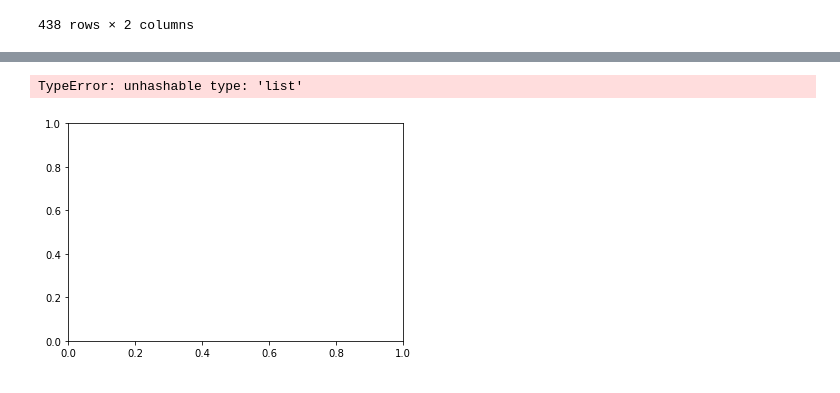
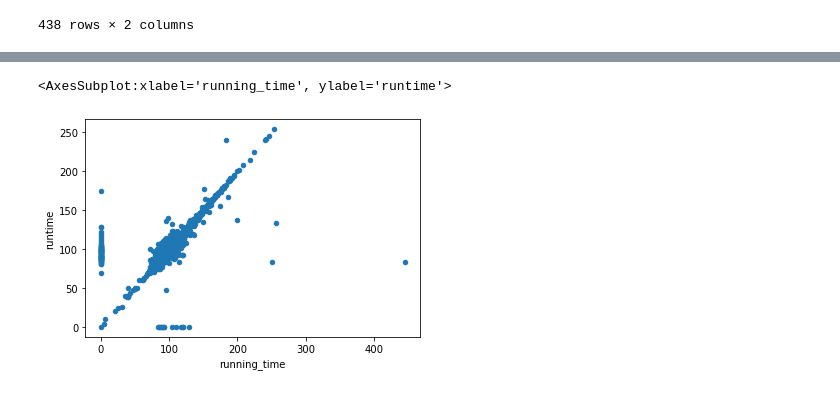
Before and after one commit to jpharvey8/Movies-ETL, a Jupyter notebook: Extract Practice .ipynb, the cells around one changed output, grey strips where cells are left out. Drawn from its saved outputs; the diff is of its cells as text; code cells hidden in the pictures.

Commit message:
Extract practice upload

```diff
--- a/Extract Practice .ipynb
+++ b/Extract Practice .ipynb
@@ -449 +476,3 @@ wiki_movies_df.drop('box_office', axis=1, inplace=True)
+# %%
+wiki_movies_df['Budget'] = budget.str.extract(f'({form_one}|{form_two})', flags=re.IGNORECASE)[0].apply(parse_dollars)
 # %%
@@ -502,9 +509,9 @@ Name: Budget, dtype: object
 # %%
 #Parse the budget values
-wiki_movies_df['budget'] = budget.str.extract(f'({form_one}|{form_two})', flags=re.IGNORECASE)[0].apply(parse_dollars)
+#wiki_movies_df['budget'] = budget.str.extract(f'({form_one}|{form_two})', flags=re.IGNORECASE)[0].apply(parse_dollars)
 # %%
 #Drop the original budget column
-wiki_movies_df.drop('budget', axis=1, inplace=True)
+#wiki_movies_df.drop('budget', axis=1, inplace=True)
 # %%
 # Create variable that holds the non-null values of Release date in the DF, converting lists to strings
 release_date = wiki_movies_df['Release date'].dropna().apply(lambda x: ' '.join(x) if type(x) == list else x)
@@ -570,6 +566,6 @@ wiki_movies_df['running_time'] = running_time_extract.apply(lambda row: row[0]*6
 # %%
 #SUPPOSE TO DROP RUNNING TIME NOT RUNNING_TIME (?) - 8.3.11
-wiki_movies_df.drop('running_time', axis=1, inplace=True)
+wiki_movies_df.drop('Running time', axis=1, inplace=True)
 # %%
 #Check column data types
 kaggle_metadata.dtypes
@@ -752,9 +748,9 @@ movies_df[(movies_df['title_kaggle'] == '') | (movies_df['title_kaggle'].isnull(
 0 rows × 43 columns
 # %%
 #Compare wiki and kaggle running_time and runtime columns
-movies_df.fillna(0).plot(x='Running time', y='runtime', kind='scatter')
+movies_df.fillna(0).plot(x='running_time', y='runtime', kind='scatter')
 # %% [output]
-TypeError: unhashable type: 'list'
+<AxesSubplot:xlabel='running_time', ylabel='runtime'>
-[figure, old version]
+[figure, new version]
 # %%
 # Compare wiki and kaggle budget data
```
Also changed, not shown: parts of 24 cells of this notebook.
